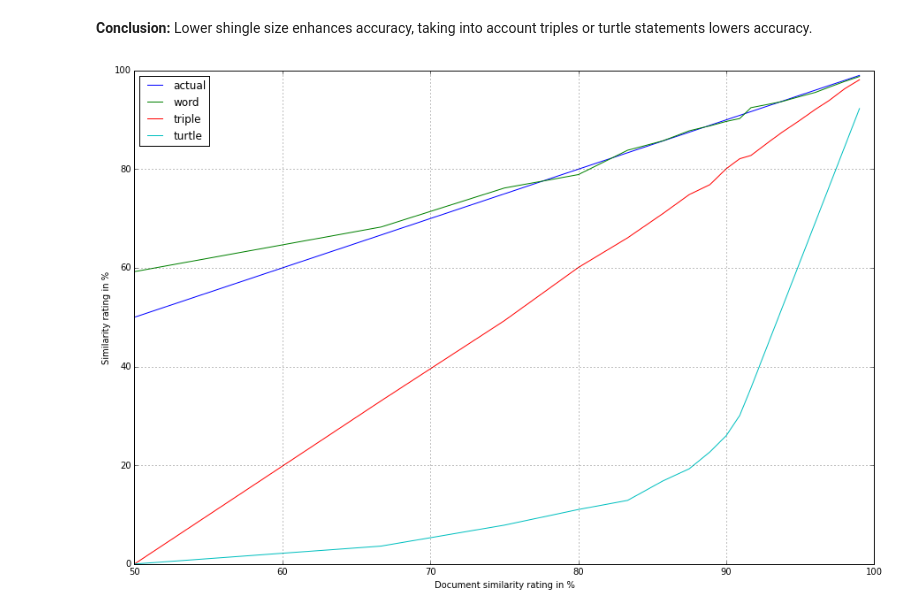
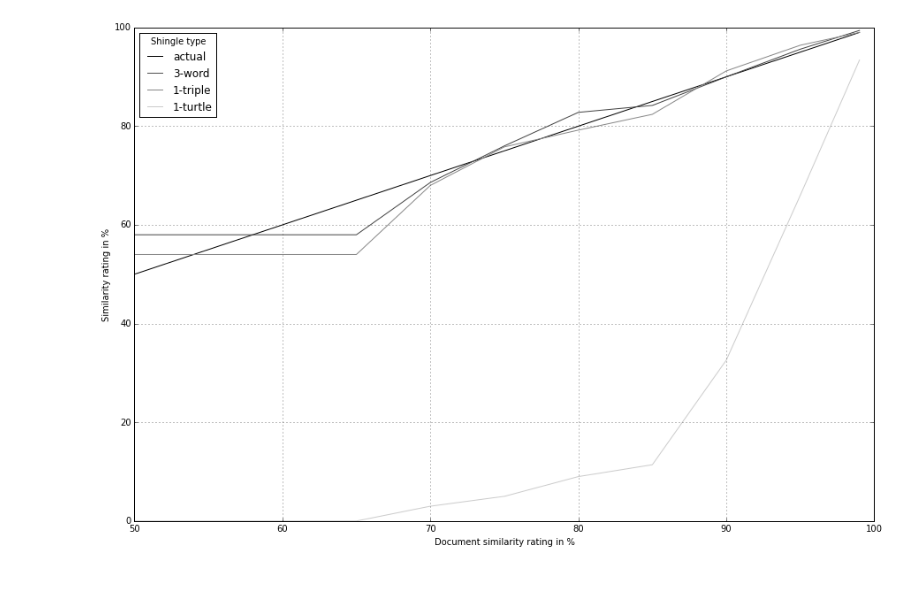
Before and after one commit to gbirke/minhash-rdf, a Jupyter notebook: Comparison-Results.ipynb, the cells around one changed output. Drawn from its saved outputs; the diff is of its cells as text; code cells hidden in the pictures; blank space fills up the shorter version.

```diff
--- a/Comparison-Results.ipynb
+++ b/Comparison-Results.ipynb
@@ -7,6 +7,9 @@ import matplotlib.pyplot as plt
 from itertools import cycle
 import sqlite3
 import config
+
+TARGET = "print"
+#TARGET = "screen"
 # %%
 # Plot accuracy of each hashing method vs file similarity
 
@@ -22,13 +25,12 @@ ORDER BY actual_similarity, shingle_type
 
 """
 
-lines = ["-","--","-.",":"]
-linecycler = cycle(lines)
-
 fig, ax = plt.subplots(3)
 
-def plot_rows(rows, axis):
+def plot_rows(rows, axis, title):
     plot_data = {}
+    colors = ["#000000", "#444444", "#888888", "#CCCCCC"]
+    colorcycler = cycle(colors)
     for row in rows:
         #print row
         if row[2] not in plot_data:
@@ -38,14 +40,20 @@ def plot_rows(rows, axis):
     #print plot_data
     plot_handles = {}
     for d in plot_data:
-        plot_handles[d], = axis.plot(plot_data[d]["x"], plot_data[d]["y"],  label=str(d))
-    legend = axis.legend(handles=plot_handles.values(), loc=3)
+        if TARGET == "print":
+            plot_handles[d], = axis.plot(plot_data[d]["x"], plot_data[d]["y"], color=next(colorcycler),
+                                         label=str(d))
+        else:
+            plot_handles[d], = axis.plot(plot_data[d]["x"], plot_data[d]["y"], label=str(d))
+    legend = axis.legend(handles=plot_handles.values(), loc=3, title="# shingles")
     legend.get_frame().set_facecolor('#ffffff')
     axis.grid(True)
+    axis.set_title(title)
 
-plot_rows(c.execute(sql, ('word',resultset)), ax[0])
-plot_rows(c.execute(sql, ('triple',resultset)), ax[1])
-plot_rows(c.execute(sql, ('turtle',resultset)), ax[2])
+
+plot_rows(c.execute(sql, ('word',resultset)), ax[0], "Word shingles")
+plot_rows(c.execute(sql, ('triple',resultset)), ax[1], "Triple shingles")
+plot_rows(c.execute(sql, ('turtle',resultset)), ax[2], "Turtle shingles")
 plt.ylabel("Accuracy of similarity rating in %")
 plt.xlabel("Document similarity rating in %")
 plt.subplots_adjust(hspace=.4)
@@ -55,5 +63,3 @@ plt.savefig('fig_shingle_size_accuracy.pdf')
-# %% [markdown]
-**Conclusion:** Lower shingle size enhances accuracy, taking into account triples or turtle statements lowers accuracy.
 # %%
 # Plot calculated similarity vs similarity rate
 
@@ -63,38 +69,43 @@ c = conn.cursor()
 resultset = 'test_data3'
 sql = """SELECT actual_similarity, similarity_rating
 FROM comparison_results
 WHERE shingle_type=? AND data_dir=?
 AND shingle_size = ?
 ORDER BY actual_similarity
 
 """
 
 #fig, ax = plt.subplots(3)
 
-def plot_rows(rows, axis, label=""):
+def plot_rows(rows, axis, label="", lcolor="#000000"):
     plot_data = {
         "x":[],
         "y":[]
     }
     for row in rows:
         #print row
         plot_data["x"].append(row[0]*100)
         plot_data["y"].append(row[1]*100)
     #print plot_data
     plot_handles = {}
-    return axis.plot(plot_data["x"], plot_data["y"], label=label)
+    if TARGET == "print":
+        return axis.plot(plot_data["x"], plot_data["y"], color=lcolor, label=label)
+    else:
+        return axis.plot(plot_data["x"], plot_data["y"], label=label)
 
+colors = ["#000000", "#444444", "#888888", "#CCCCCC"]
+colorcycler = cycle(colors)
 
-plot_rows(c.execute(sql.replace("similarity_rating","actual_similarity"), ('word',resultset,1)), plt, "actual")
-plot_rows(c.execute(sql, ('word',resultset, 3)), plt, "word")
-plot_rows(c.execute(sql, ('triple',resultset, 2)), plt, "triple")
-plot_rows(c.execute(sql, ('turtle',resultset, 1)), plt, "turtle")
-legend = plt.legend(loc=2)
+plot_rows(c.execute(sql.replace("similarity_rating","actual_similarity"), ('word',resultset,3)), plt, "actual", next(colorcycler))
+plot_rows(c.execute(sql, ('word',resultset, 3)), plt, "3-word", next(colorcycler))
+plot_rows(c.execute(sql, ('triple',resultset, 1)), plt, "1-triple", next(colorcycler))
+plot_rows(c.execute(sql, ('turtle',resultset, 1)), plt, "1-turtle", next(colorcycler))
+legend = plt.legend(loc=2, title="Shingle type")
 legend.get_frame().set_facecolor('#ffffff')
 plt.ylabel("Similarity rating in %")
 plt.xlabel("Document similarity rating in %")
 plt.grid(True)
 
 plt.savefig('fig_shingle_type_accuracy2.pdf')
 # %% [output]
-[figure, old version]
+[figure, new version]
```
Also changed, not shown: parts of 1 cell of this notebook.
